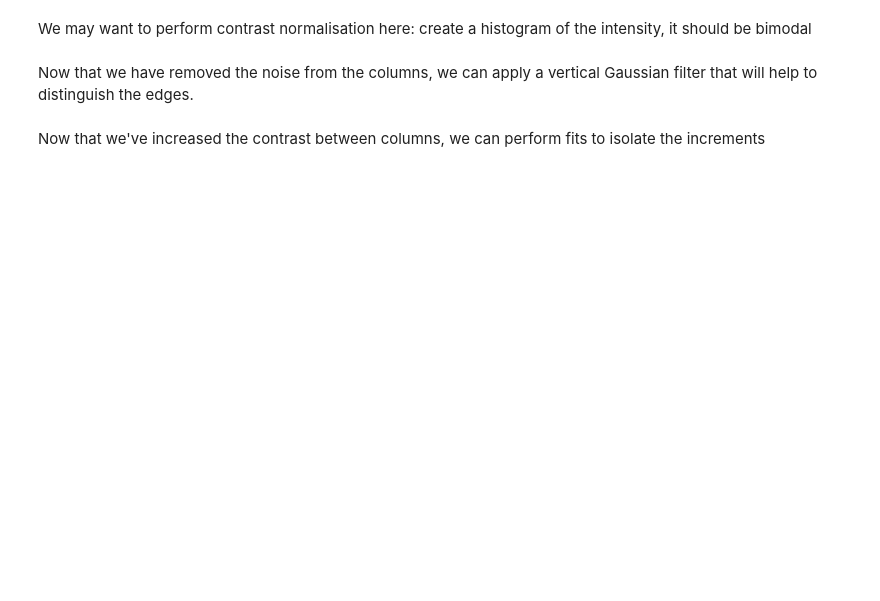
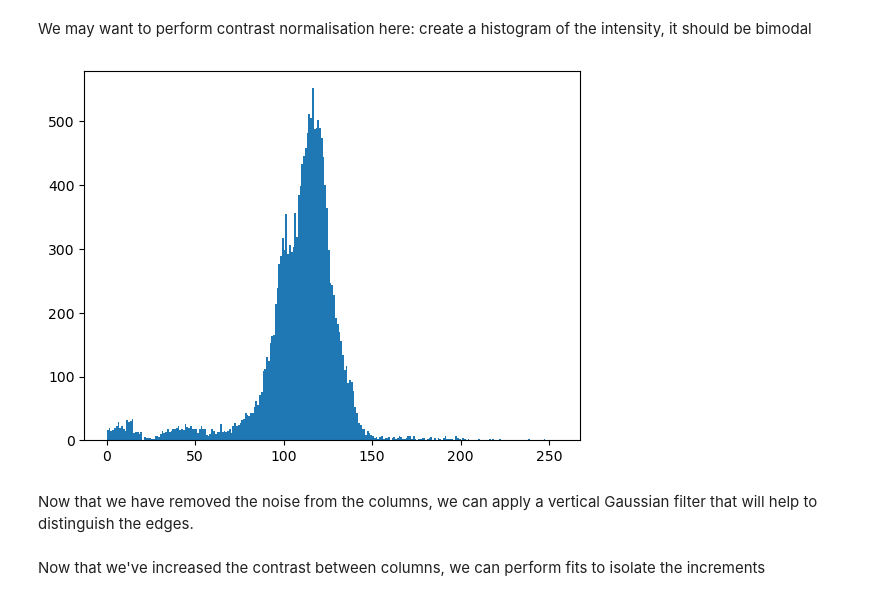
Before and after one commit to JGIBristol/cementum_imaging, a Jupyter notebook: isolate_increments.ipynb, the cells around one changed output. Drawn from its saved outputs; the diff is of its cells as text; code cells hidden in the pictures; blank space fills up the shorter version.

```diff
--- a/isolate_increments.ipynb
+++ b/isolate_increments.ipynb
@@ -172,5 +184,14 @@ for column in normalised_image.T:
 # %% [markdown]
 We may want to perform contrast normalisation here: create a histogram of the intensity, it should be bimodal
+# %%
+"""
+Histogram of pixel intensities
+
+"""
+fig, axis = plt.subplots()
+_ = axis.hist(normalised_image.flat, bins=np.arange(256))
+# %% [output]
+[figure, added]
 # %% [markdown]
 Now that we have removed the noise from the columns, we can apply a vertical Gaussian filter that will help to distinguish the edges.
 # %% [markdown]
```
Also changed, not shown: parts of 4 cells of this notebook.
